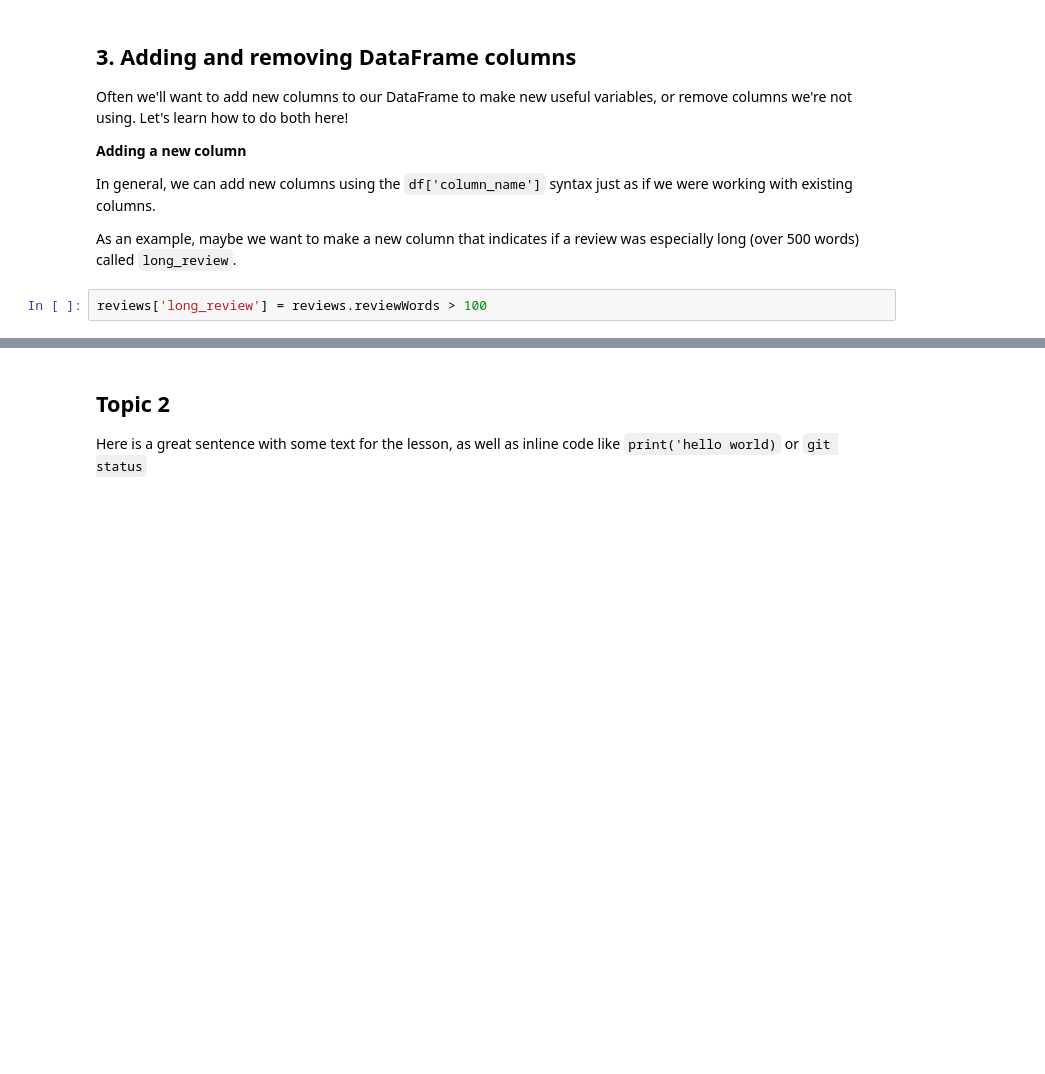
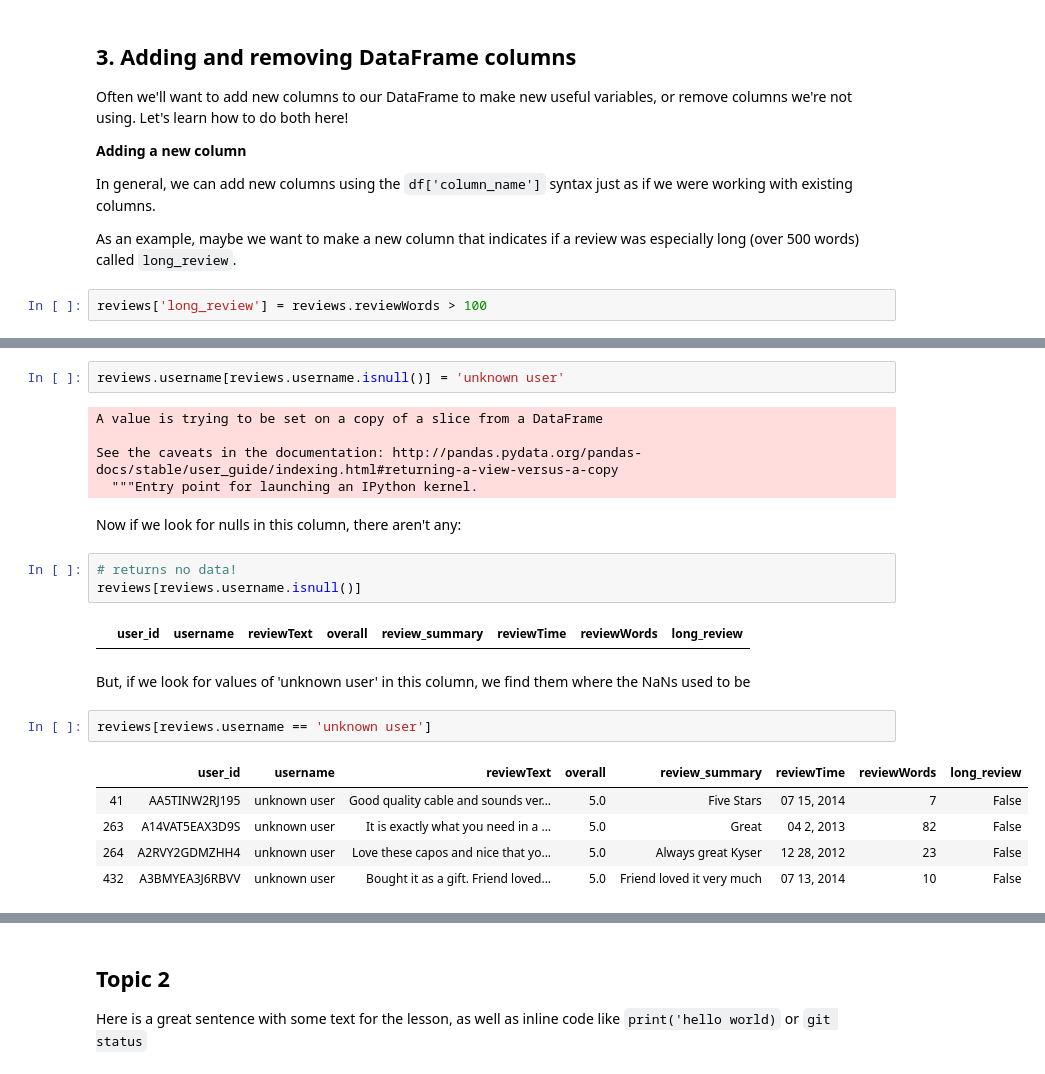
Before and after one commit to Justice-Through-Code/fall_2020, a Jupyter notebook: lessons/jupyter_notebooks/data_cleaning.ipynb, the cells around one changed output, grey strips where cells are left out. Cells and saved outputs as stored; diff of their text form; blank space fills up the shorter version.

```diff
--- a/lessons/jupyter_notebooks/data_cleaning.ipynb
+++ b/lessons/jupyter_notebooks/data_cleaning.ipynb
@@ -200,0 +376,24 @@ reviews['long_review'] = reviews.reviewWords > 100
+# %%
+reviews.username[reviews.username.isnull()] = 'unknown user'
+# %% [output]
+A value is trying to be set on a copy of a slice from a DataFrame
+
+See the caveats in the documentation: http://pandas.pydata.org/pandas-docs/stable/user_guide/indexing.html#returning-a-view-versus-a-copy
+  """Entry point for launching an IPython kernel.
+# %% [markdown]
+Now if we look for nulls in this column, there aren't any:
+# %%
+# returns no data!
+reviews[reviews.username.isnull()]
+# %% [output]
+|  | user_id | username | reviewText | overall | review_summary | reviewTime | reviewWords | long_review |
+# %% [markdown]
+But, if we look for values of 'unknown user' in this column, we find them where the NaNs used to be
+# %%
+reviews[reviews.username == 'unknown user']
+# %% [output]
+|  | user_id | username | reviewText | overall | review_summary | reviewTime | reviewWords | long_review |
+| 41 | AA5TINW2RJ195 | unknown user | Good quality cable and sounds ver... | 5.0 | Five Stars | 07 15, 2014 | 7 | False |
+| 263 | A14VAT5EAX3D9S | unknown user | It is exactly what you need in a ... | 5.0 | Great | 04 2, 2013 | 82 | False |
+| 264 | A2RVY2GDMZHH4 | unknown user | Love these capos and nice that yo... | 5.0 | Always great Kyser | 12 28, 2012 | 23 | False |
+| 432 | A3BMYEA3J6RBVV | unknown user | Bought it as a gift. Friend loved... | 5.0 | Friend loved it very much | 07 13, 2014 | 10 | False |
```
Also changed, not shown: parts of 35 cells of this notebook.
